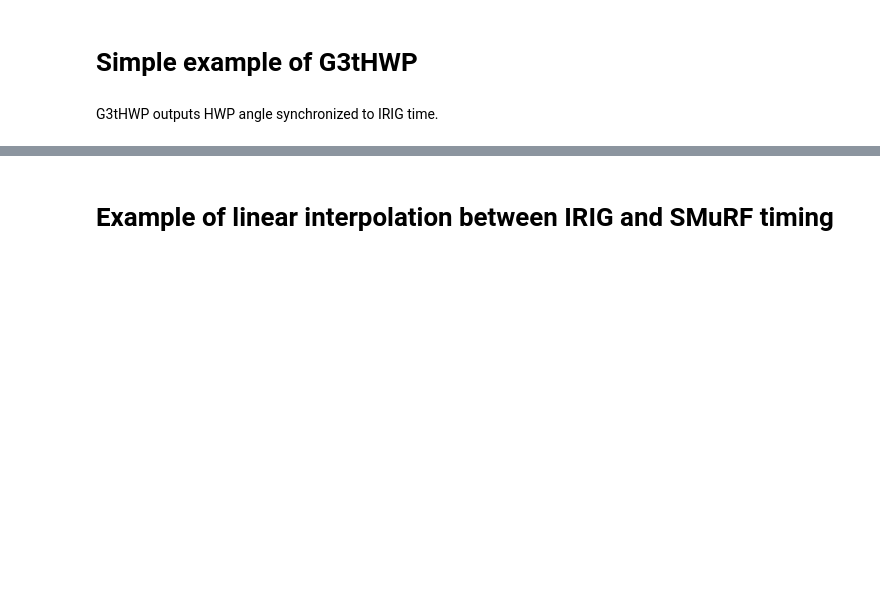
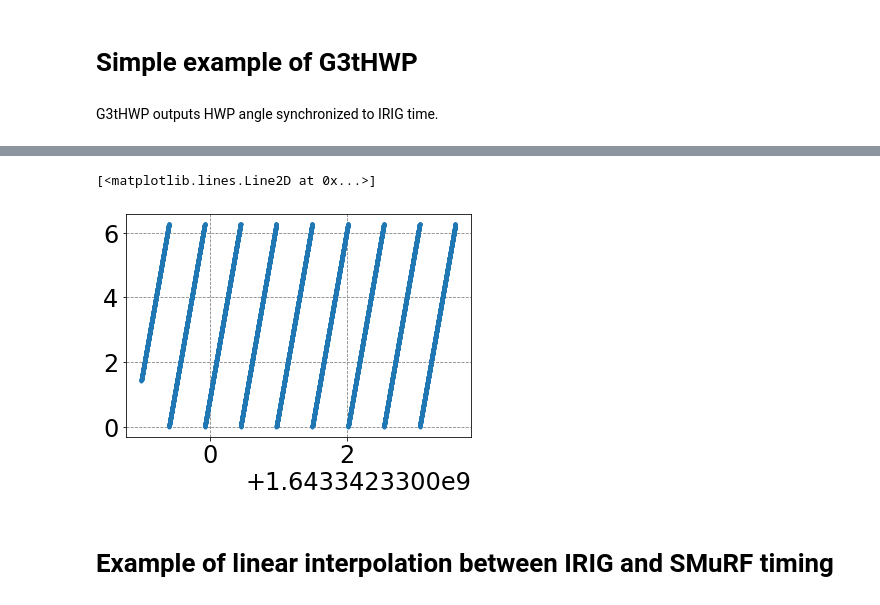
Before and after one commit to yukisakurai/sotodlib, a Jupyter notebook: sotodlib/io/G3tHWP_example.ipynb, the cells around one changed output, grey strips where cells are left out. Drawn from its saved outputs; the diff is of its cells as text; code cells hidden in the pictures; blank space fills up the shorter version.

```diff
--- a/sotodlib/io/G3tHWP_example.ipynb
+++ b/sotodlib/io/G3tHWP_example.ipynb
@@ -30,0 +64,7 @@ plt.show()
+# %%
+#plt.plot(data["hwp.hwp_rate"][0],data["hwp.hwp_rate"][1],".")
+n=10000
+plt.plot(data["hwp.hwp_angle"][0][:n],data["hwp.hwp_angle"][1][:n],".")
+# %% [output]
+[<matplotlib.lines.Line2D at 0x...>]
+[figure, added]
```
Also changed, not shown: parts of 12 cells of this notebook, 1 other file.
